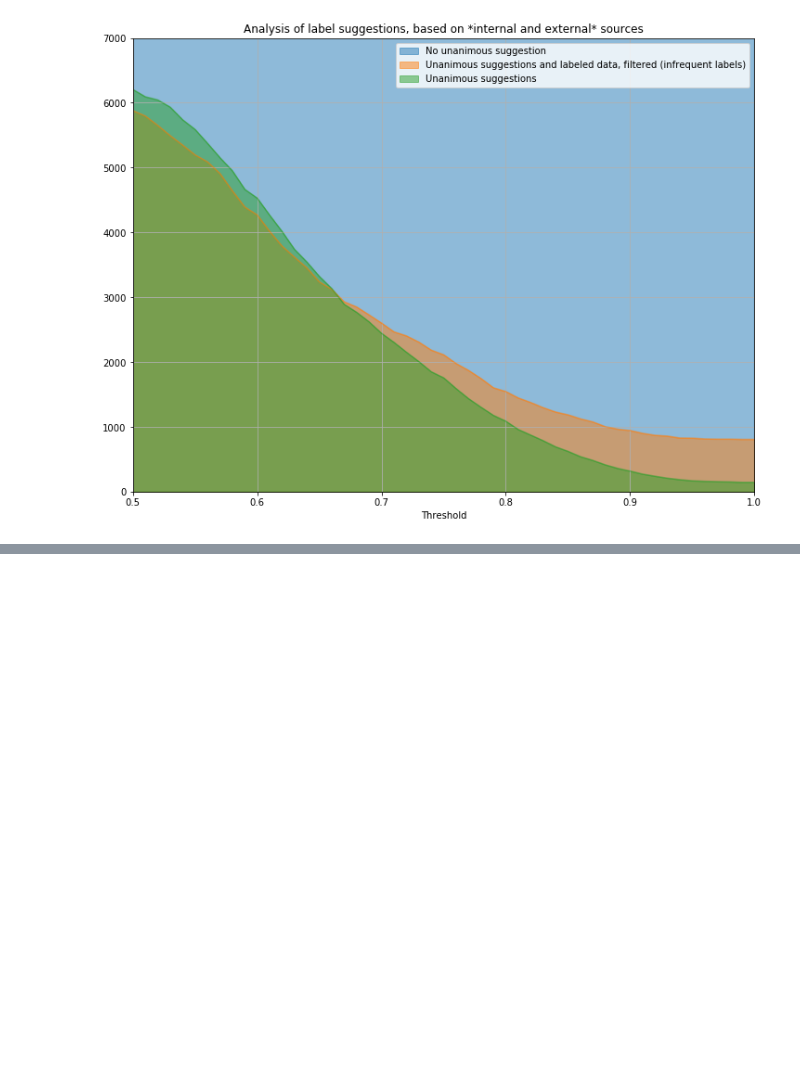
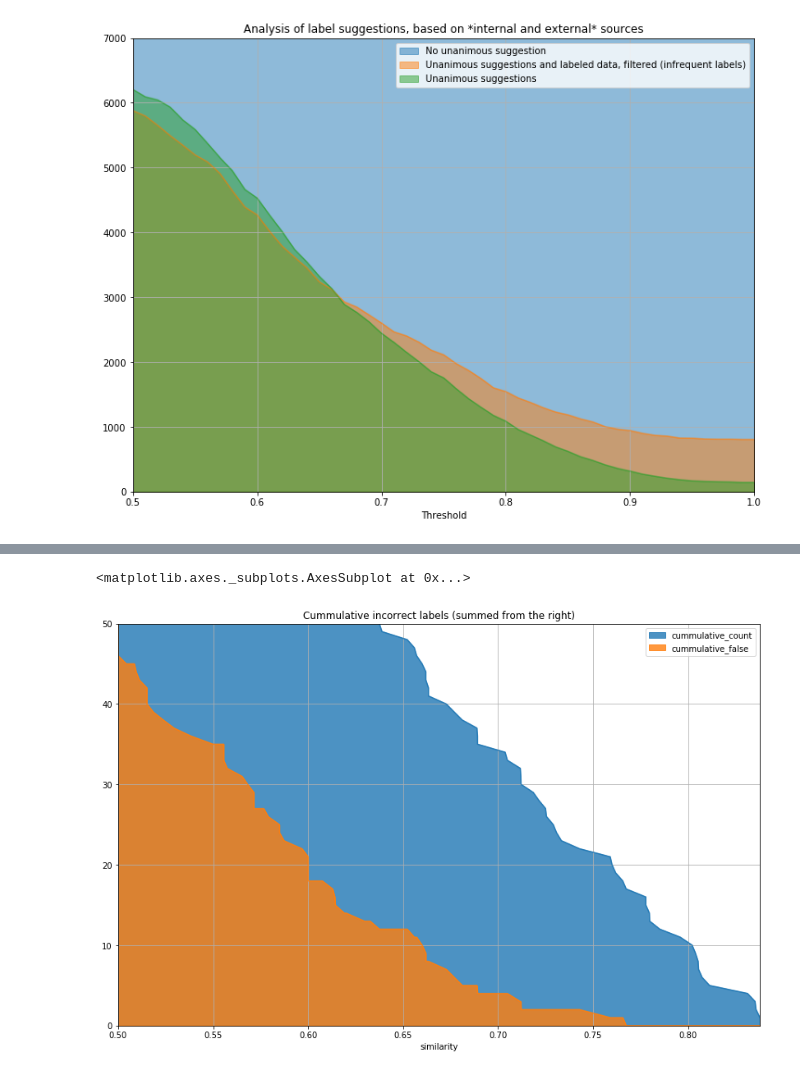
Before and after one commit to jraiskin/Automated_categorization_medication, a Jupyter notebook: suggest_from_unlabeled_data.ipynb, the cells around one changed output, grey strips where cells are left out. Drawn from its saved outputs; the diff is of its cells as text; code cells hidden in the pictures; blank space fills up the shorter version.

Commit message:
analyzing patrick's assessment of suggestion

```diff
--- a/suggest_from_unlabeled_data.ipynb
+++ b/suggest_from_unlabeled_data.ipynb
@@ -784,3 +798,33 @@ len(set(y).difference(set(y_external)))  # new items in external sources, not in
 # intersection y, wiki, drugbank (see if we get additional coverage)
 # look at how many (unanimous) suggestions we get with more than *10* examples (labeled and suggested)
 # ATC code substring matching
+# %%
+"""
+Load Patrick's assessment from file.
+Plot and analyze the results, looking for an appropriate similarity threshold.
+"""
+
+fname_assessment_res = 'resources/Patricks_assessment_20170528_internal_data_WITH_SIM.csv'
+assessment_res = pd.read_csv(
+    fname_assessment_res,
+    delimiter=',',
+    header=0,
+    encoding='iso-8859-15', index_col='index')
+# %%
+# resetting index, such that the new index follows the direction of similarity
+assessment_res = \
+    assessment_res.sort_values('similarity').reset_index(drop=True)
+# %%
+# sum incorrect labels
+assessment_res['cummulative_false'] = (1 - assessment_res['patricks_assessment']).cumsum()
+# transform cumsum, such that it sums "from the right"
+assessment_res['cummulative_false'] = \
+    (max(assessment_res['cummulative_false']) - assessment_res['cummulative_false'])
+# %%
+# count how many remaining row (sample size), summing "from the right"
+assessment_res['cummulative_count'] = \
+    [1 for _ in range(len(assessment_res))]
+assessment_res['cummulative_count'] = \
+    assessment_res['cummulative_count'].cumsum()
+assessment_res['cummulative_count'] = \
+    1 + max(assessment_res['cummulative_count']) - assessment_res['cummulative_count']
@@ -786,0 +845,15 @@ len(set(y).difference(set(y_external)))  # new items in external sources, not in
+# %%
+assessment_res.plot(
+    x = 'similarity',
+    y = ['cummulative_count', 'cummulative_false'],
+    ylim=(0,50),
+    figsize=(14, 9),
+#     color='royalblue',
+    alpha=0.8,
+    stacked=False,
+    title='Cummulative incorrect labels (summed from the right)',
+    grid=True,
+    kind='area')
+# %% [output]
+<matplotlib.axes._subplots.AxesSubplot at 0x...>
+[figure, added]
```
Also changed, not shown: parts of 13 cells of this notebook.
